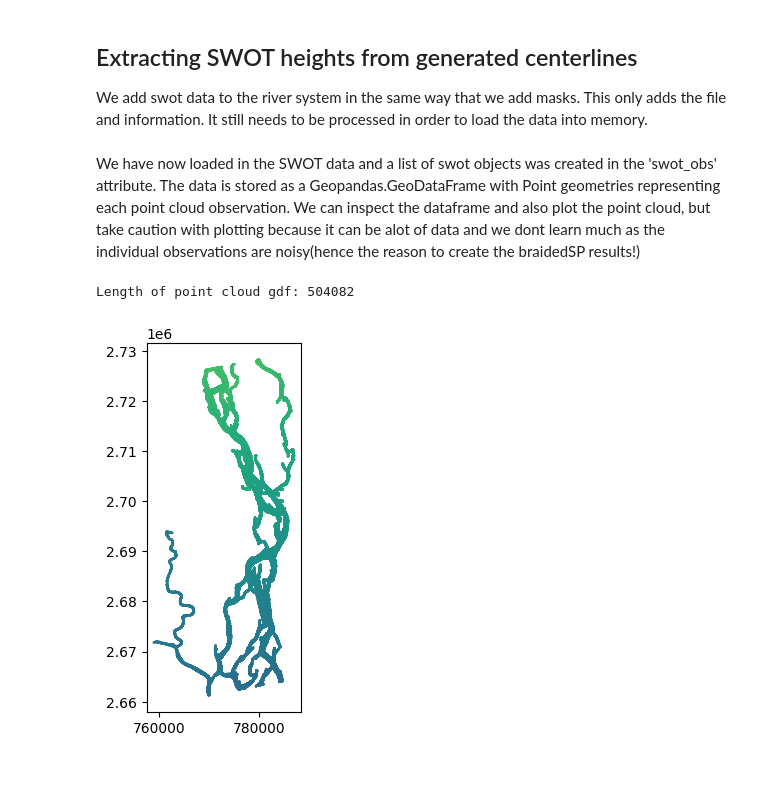
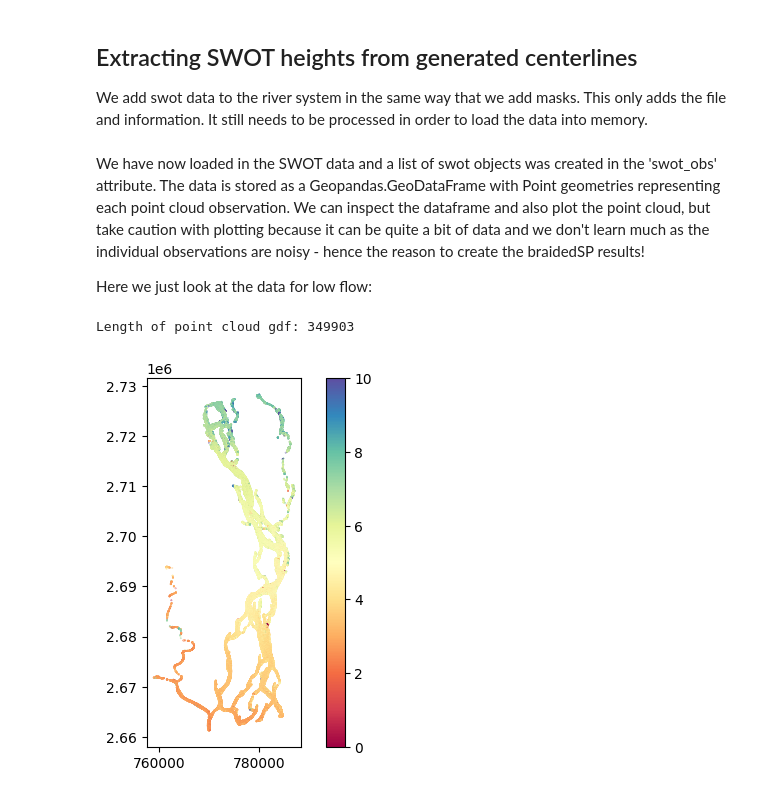
Before and after one commit to selfr-eo/braidedSP, a Jupyter notebook: examples/braidedSP_workflow.ipynb, the cells around one changed output. Cells and saved outputs as stored; diff of their text form; code cells hidden in the pictures.

```diff
--- a/examples/full_workflow.ipynb
+++ b/examples/braidedSP_workflow.ipynb
@@ -261,19 +261,21 @@ bramaputra.add_swot(r'.\example_data\SWOT\SWOT_L2_HR_PIXC_018_258_112L_20240719T
 # Load swot into memory
 bramaputra.process_swot(dilate=5, engine='netcdf4')
 # %% [markdown]
-We have now loaded in the SWOT data and a list of swot objects was created in the 'swot_obs' attribute. The data is stored as a Geopandas.GeoDataFrame with Point geometries representing each point cloud observation. We can inspect the dataframe and also plot the point cloud, but take caution with plotting because it can be alot of data and we dont learn much as the individual observations are noisy(hence the reason to create the braidedSP results!)
+We have now loaded in the SWOT data and a list of swot objects was created in the 'swot_obs' attribute. The data is stored as a Geopandas.GeoDataFrame with Point geometries representing each point cloud observation. We can inspect the dataframe and also plot the point cloud, but take caution with plotting because it can be quite a bit of data and we don't learn much as the individual observations are noisy - hence the reason to create the braidedSP results!
+
+Here we just look at the data for low flow:
 # %%
 point_cloud_size = len(bramaputra.swot_obs[0].gdf)
 print(f"Length of point cloud gdf: {point_cloud_size}")
 
 # Quick plot
 if point_cloud_size < 1000000:
-    bramaputra.swot_obs[0].gdf.plot(column='heightEGM', s=0.1)
+    bramaputra.swot_obs[0].gdf.plot(column='heightEGM', s=0.05, legend=True, vmin=0, vmax=10, cmap='Spectral')
     plt.show()
 
 # inspect geodataframe
 bramaputra.swot_obs[0].gdf.head()
 # %% [output]
-Length of point cloud gdf: 504082
+Length of point cloud gdf: 349903
-[figure, old version]
+[figure, new version]
 |  | height | heightEGM | geoid | lat | lon | class | water_frac | phase_noise_std | dheight_dphase | ... |
```
Also changed, not shown: parts of 10 cells of this notebook, 2 other files.
